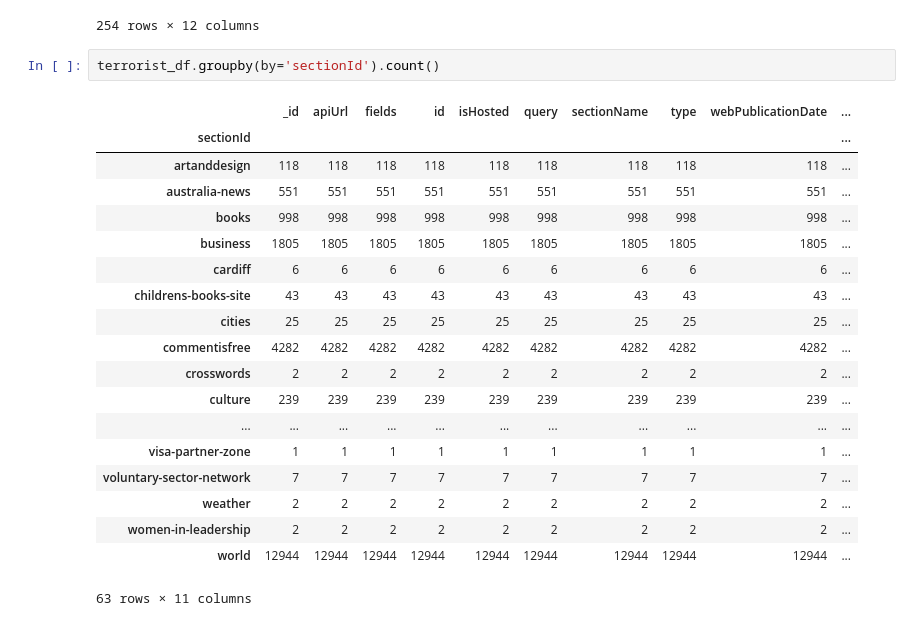
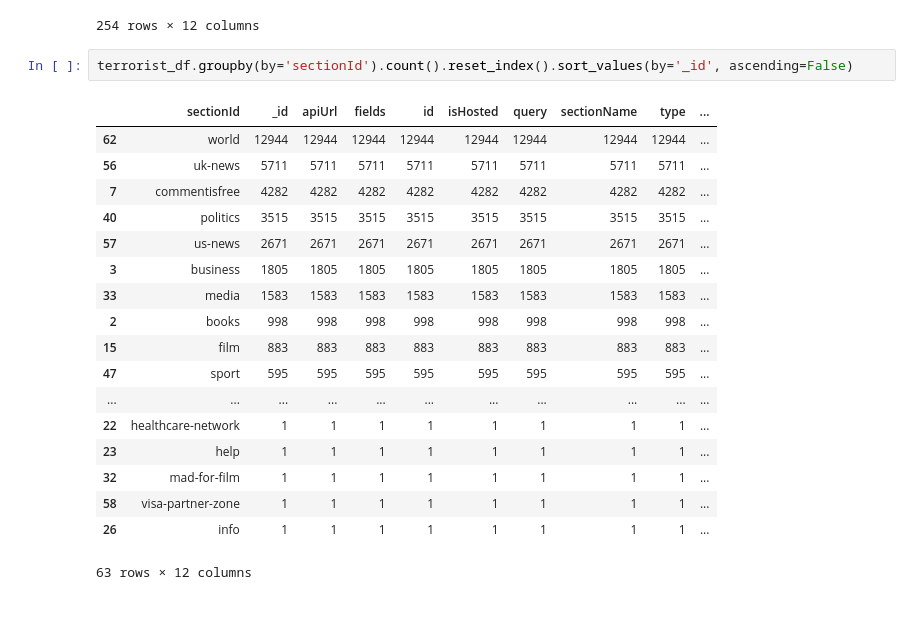
Before and after one commit to zdenekhynek/data-science-capstone, a Jupyter notebook: exploration-2.ipynb, the cells around one changed output. Saved outputs shown, nothing was run; the diff lists cells and outputs as text.

```diff
--- a/exploration-2.ipynb
+++ b/exploration-2.ipynb
@@ -42,24 +42,23 @@ terrorist_df.groupby(by='sectionId').head()
 | 20260 | 593bded340420aeb51a74e56 | https://content.guardianapis.com/... | {'body': 'London, Tuesday 23 Octo... | gnm-press-office/2007/oct/25/pres... | False | terrorist | gnm-press-office | GNM press office | article | ... |
 254 rows × 12 columns
 # %%
-terrorist_df.groupby(by='sectionId').count()
+terrorist_df.groupby(by='sectionId').count().reset_index().sort_values(by='_id', ascending=False)
 # %% [output]
-|  | _id | apiUrl | fields | id | isHosted | query | sectionName | type | webPublicationDate | ... |
-| sectionId |  |  |  |  |  |  |  |  |  | ... |
-| artanddesign | 118 | 118 | 118 | 118 | 118 | 118 | 118 | 118 | 118 | ... |
-| australia-news | 551 | 551 | 551 | 551 | 551 | 551 | 551 | 551 | 551 | ... |
-| books | 998 | 998 | 998 | 998 | 998 | 998 | 998 | 998 | 998 | ... |
-| business | 1805 | 1805 | 1805 | 1805 | 1805 | 1805 | 1805 | 1805 | 1805 | ... |
-| cardiff | 6 | 6 | 6 | 6 | 6 | 6 | 6 | 6 | 6 | ... |
-| childrens-books-site | 43 | 43 | 43 | 43 | 43 | 43 | 43 | 43 | 43 | ... |
-| cities | 25 | 25 | 25 | 25 | 25 | 25 | 25 | 25 | 25 | ... |
-| commentisfree | 4282 | 4282 | 4282 | 4282 | 4282 | 4282 | 4282 | 4282 | 4282 | ... |
-| crosswords | 2 | 2 | 2 | 2 | 2 | 2 | 2 | 2 | 2 | ... |
-| culture | 239 | 239 | 239 | 239 | 239 | 239 | 239 | 239 | 239 | ... |
+|  | sectionId | _id | apiUrl | fields | id | isHosted | query | sectionName | type | ... |
+| 62 | world | 12944 | 12944 | 12944 | 12944 | 12944 | 12944 | 12944 | 12944 | ... |
+| 56 | uk-news | 5711 | 5711 | 5711 | 5711 | 5711 | 5711 | 5711 | 5711 | ... |
+| 7 | commentisfree | 4282 | 4282 | 4282 | 4282 | 4282 | 4282 | 4282 | 4282 | ... |
+| 40 | politics | 3515 | 3515 | 3515 | 3515 | 3515 | 3515 | 3515 | 3515 | ... |
+| 57 | us-news | 2671 | 2671 | 2671 | 2671 | 2671 | 2671 | 2671 | 2671 | ... |
+| 3 | business | 1805 | 1805 | 1805 | 1805 | 1805 | 1805 | 1805 | 1805 | ... |
+| 33 | media | 1583 | 1583 | 1583 | 1583 | 1583 | 1583 | 1583 | 1583 | ... |
+| 2 | books | 998 | 998 | 998 | 998 | 998 | 998 | 998 | 998 | ... |
+| 15 | film | 883 | 883 | 883 | 883 | 883 | 883 | 883 | 883 | ... |
+| 47 | sport | 595 | 595 | 595 | 595 | 595 | 595 | 595 | 595 | ... |
 | ... | ... | ... | ... | ... | ... | ... | ... | ... | ... | ... |
-| visa-partner-zone | 1 | 1 | 1 | 1 | 1 | 1 | 1 | 1 | 1 | ... |
-| voluntary-sector-network | 7 | 7 | 7 | 7 | 7 | 7 | 7 | 7 | 7 | ... |
-| weather | 2 | 2 | 2 | 2 | 2 | 2 | 2 | 2 | 2 | ... |
-| women-in-leadership | 2 | 2 | 2 | 2 | 2 | 2 | 2 | 2 | 2 | ... |
-| world | 12944 | 12944 | 12944 | 12944 | 12944 | 12944 | 12944 | 12944 | 12944 | ... |
+| 22 | healthcare-network | 1 | 1 | 1 | 1 | 1 | 1 | 1 | 1 | ... |
+| 23 | help | 1 | 1 | 1 | 1 | 1 | 1 | 1 | 1 | ... |
+| 32 | mad-for-film | 1 | 1 | 1 | 1 | 1 | 1 | 1 | 1 | ... |
+| 58 | visa-partner-zone | 1 | 1 | 1 | 1 | 1 | 1 | 1 | 1 | ... |
+| 26 | info | 1 | 1 | 1 | 1 | 1 | 1 | 1 | 1 | ... |
-63 rows × 11 columns
+63 rows × 12 columns
```
Also changed, not shown: parts of 1 cell of this notebook, 3 other files.
